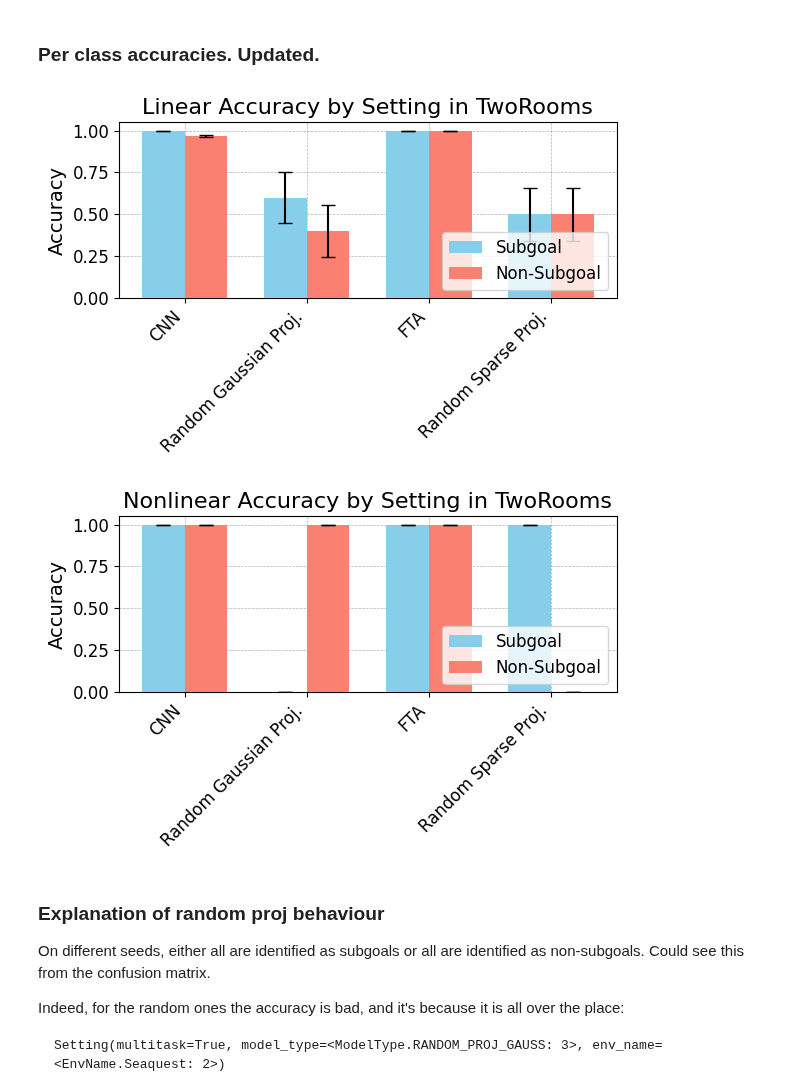
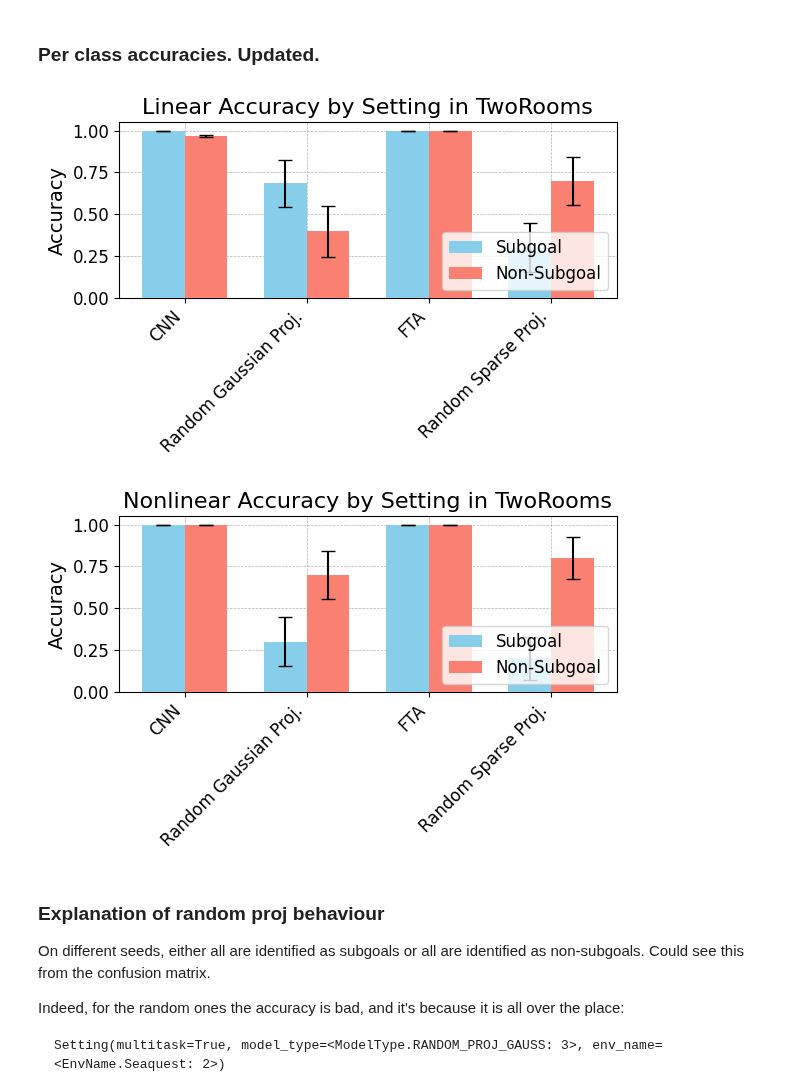
Before and after one commit to kevroi/discovery, a Jupyter notebook: discovery/class_analysis/load_results.ipynb, the cells around one changed output. Drawn from its saved outputs; the diff is of its cells as text; code cells hidden in the pictures.

Commit message:
Seaquest results also confirmed.

```diff
--- a/discovery/class_analysis/load_results.ipynb
+++ b/discovery/class_analysis/load_results.ipynb
@@ -27,6 +33,16 @@ def df_with_flat_settings(results: dict):
         dataclasses.asdict(k) | dataclasses.asdict(v)
         for k, v in results.items()
     ])
+
+
+
+def df_with_really_flat_settings(results: Dict[Any, Any], sep: str = ".") -> pd.DataFrame:
+    all_flattened = []
+    for k, v in results.items():
+        flat_k = misc.flatten_dict(dataclasses.asdict(k), sep=sep)
+        flat_v = misc.flatten_dict(dataclasses.asdict(v), sep=sep)
+        all_flattened.append({**flat_k, **flat_v})
+    return pd.DataFrame(all_flattened)
 # %%
 def store_df_as_csv(path_to_res_file, df):
     head, tail = os.path.split(path_to_res_file)
@@ -318,4 +335,4 @@ setting: Setting(multitask=False, model_type=<ModelType.FTA: 2>, env_name=<EnvNa
 # %%
-df_seaquest = df_with_flat_settings(seaquest_results)
+df_seaquest = df_with_really_flat_settings(seaquest_results)
 df_seaquest
 # %% [output]
@@ -335,6 +352,27 @@ label_mapping_seaquest = {
     (True, datatypes.ModelType.RANDOM_PROJ_SPARSE): "Random Sparse Proj.",
 }
 
-df_seaquest_clean = clean_df(df_seaquest, label_mapping_seaquest)
+
+def clean_df_V2(df, label_mapping):
+
+    df_clean = df.loc[:, (
+        "multitask", "model_type",
+        "lin_train.acc_mean", "lin_train.acc_std_err",
+        "lin_train.sg_acc_mean", "lin_train.sg_acc_std_err",
+        "lin_train.non_sg_acc_mean", "lin_train.non_sg_acc_std_err",
+        "nonlin_train.acc_mean", "nonlin_train.acc_std_err",
+        "nonlin_train.sg_acc_mean", "nonlin_train.sg_acc_std_err",
+        "nonlin_train.non_sg_acc_mean", "nonlin_train.non_sg_acc_std_err"
+    )]
+
+    df_clean["label"] = df_clean.apply(
+        lambda row: label_mapping[(row["multitask"], row["model_type"])], axis=1
+    )
+
+    df_clean.drop(columns=["multitask", "model_type"], inplace=True)
+    return df_clean
+
+
+df_seaquest_clean = clean_df_V2(df_seaquest, label_mapping_seaquest)
 df_seaquest_clean
 # %% [output]
@@ -459,39 +497,39 @@ def create_bar_plot(
         bar_width, yerr=df_seaquest_clean[y2_err],
         label='Non-Subgoal', capsize=5, color=color2, zorder=3)
 
 #     ax.set_xlabel('Model Type')
     ax.set_ylabel(ylabel)
     ax.set_title(title)
     ax.set_xticks(index + bar_width / 2)
     ax.set_xticklabels(df_seaquest_clean['label'], rotation=45, ha='right')
     ax.set_ylim(0, 1.05)
     ax.grid(True, which='both', linestyle='--', linewidth=0.5, zorder=0)
     ax.legend(loc='lower right')
 
     plt.tight_layout()
     if savepath:
        plt.savefig(savepath)
     plt.show()
 
 # Plotting for linear accuracy
 create_bar_plot(
-    'lin_sg_acc_mean', 'lin_sg_acc_std_err',
-    'lin_non_sg_acc_mean', 'lin_non_sg_acc_std_err',
+    'lin_train.sg_acc_mean', 'lin_train.sg_acc_std_err',
+    'lin_train.non_sg_acc_mean', 'lin_train.non_sg_acc_std_err',
     'Accuracy',
     'Linear Accuracy by Setting in TwoRooms',
     savepath='plots/classifier_res/seaquest_linear_train2.png')
 
 
 # Plotting for nonlinear accuracy
 create_bar_plot(
-    'nonlin_sg_acc_mean', 'nonlin_sg_acc_std_err',
-    'nonlin_non_sg_acc_mean', 'nonlin_non_sg_acc_std_err',
+    'nonlin_train.sg_acc_mean', 'nonlin_train.sg_acc_std_err',
+    'nonlin_train.non_sg_acc_mean', 'nonlin_train.non_sg_acc_std_err',
     'Accuracy',
     'Nonlinear Accuracy by Setting in TwoRooms',
     savepath='plots/classifier_res/seaquest_nonlinear_train2.png')
 # %% [output]
-[figure, old version]
+[figure, new version]
-[figure, old version]
+[figure, new version]
 # %% [markdown]
 ### Explanation of random proj behaviour
 
```
Also changed, not shown: parts of 5 cells of this notebook, 1 other file.
